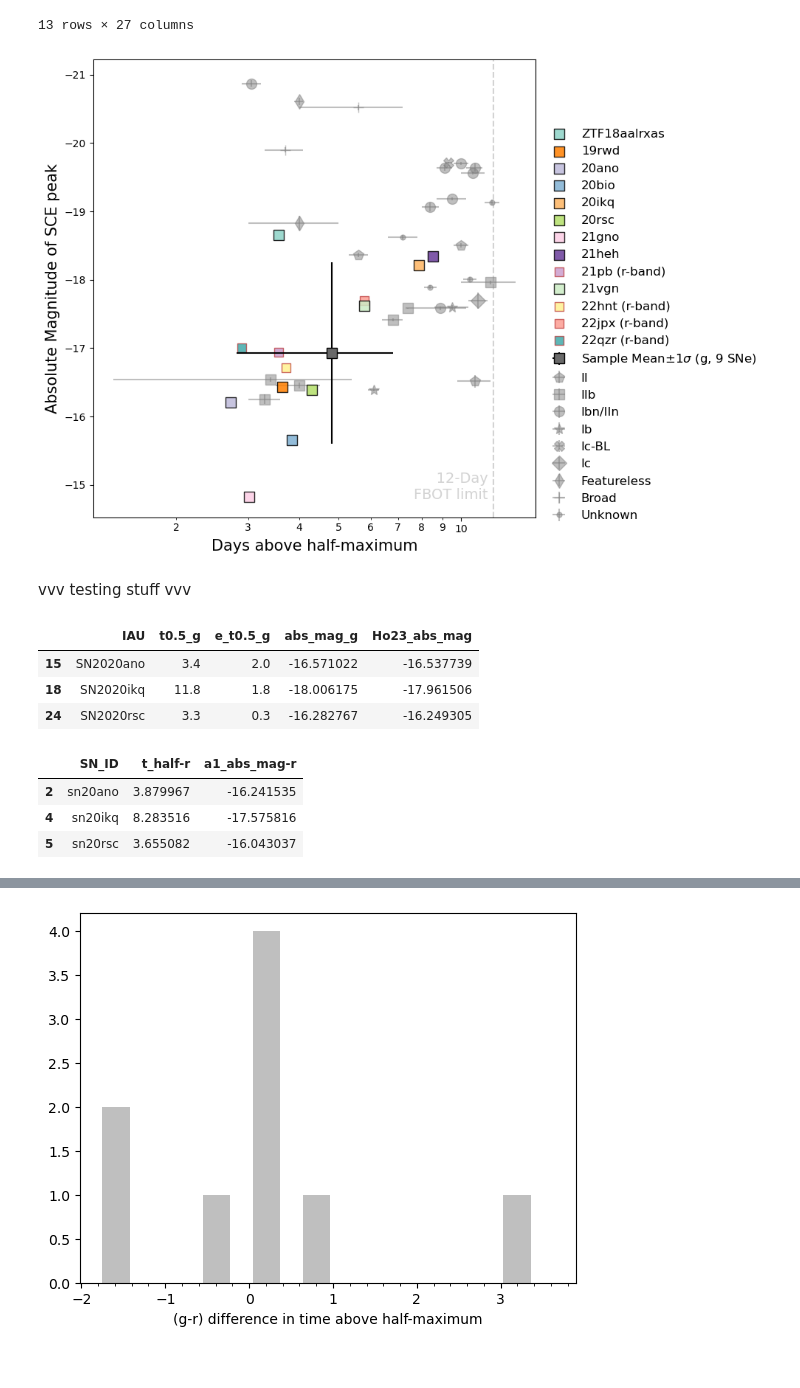
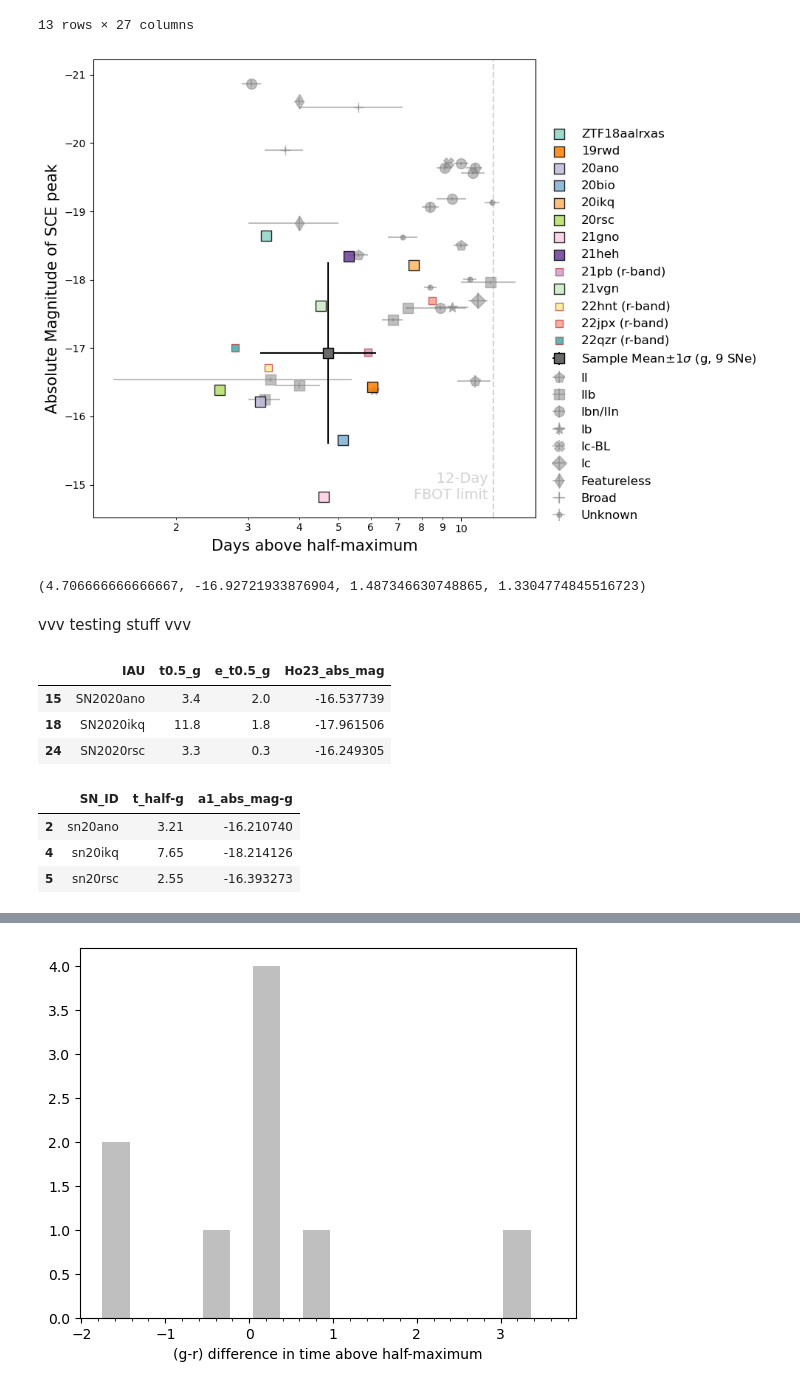
Before and after one commit to aec3675/ztf_IIb, a Jupyter notebook: make_mcmc_plots.ipynb, the cells around one changed output, grey strips where cells are left out. Drawn from its saved outputs; the diff is of its cells as text; code cells hidden in the pictures.

Commit message:
udpated plots w/ new t_half in flux

```diff
--- a/make_mcmc_plots.ipynb
+++ b/make_mcmc_plots.ipynb
@@ -1440,52 +1559,59 @@ for i,df in enumerate(df_sub_ls):
                 bestfit_df.loc[(has_g)&(bestfit_df['SN_ID']==df_str_list[i]), 'a1_abs_mag-g'],
                 label=plot_names[i], facecolor=colors[i],edgecolor='black', marker='s',s=95, alpha=0.85,zorder=10)
     plt.scatter(bestfit_df.loc[(no_g)&(bestfit_df['SN_ID']==df_str_list[i]), 't_half-r'],
                 bestfit_df.loc[(no_g)&(bestfit_df['SN_ID']==df_str_list[i]), 'a1_abs_mag-r'],
-                label=plot_names[i]+' (r-band)', facecolor=colors[i],edgecolor='firebrick', marker='s',s=65, alpha=0.65,zorder=5)
+                label=plot_names[i]+' (r-band)', facecolor=colors[i],edgecolor='firebrick', marker='s',s=45, alpha=0.65,zorder=5)
 
 plt.gca().invert_yaxis()
 plt.axvline(x=12,color='lightgray',ls='dashed')
 plt.xscale('log')
 ax.xaxis.set_minor_formatter(FormatStrFormatter("%.i"))
 ax.xaxis.set_major_formatter(FormatStrFormatter("%.i"))
 plt.annotate('     12-Day\nFBOT limit',xy=(0.725,0.04),xycoords='axes fraction',color='lightgray',fontsize=14)
 
 # handles, labels = ax.get_legend_handles_labels()
 # ax.legend(handles, labels, loc='center left', bbox_to_anchor=(0.985, 0.5),frameon=False, fontsize=12)
 
 handles, labels = ax.get_legend_handles_labels()
 h1, l1 = handles[:16:2], labels[:16:2]
 h2, l2 = handles[17:18], labels[17:18]
 h3, l3 = handles[18:19], labels[18:19]
 h4, l4 = handles[21:26:2], labels[21:26:2]
 h5, l5 = handles[26:], labels[26:]
 h = h1+h2+h3+h4+h5
 l = l1+l2+l3+l4+l5
 ax.legend(h, l, loc='center left', bbox_to_anchor=(1, 0.42),frameon=False, fontsize=12)
 
 plt.xlabel('Days above half-maximum', fontsize=15)
 plt.ylabel('Absolute Magnitude of SCE peak', fontsize=15)
 plt.tight_layout()
-plt.savefig(SAVE_DIR+'figures/abs_mag_t_half_Ho23_overlay.png')
+plt.savefig(SAVE_DIR+'figures/abs_mag_t_half_Ho23_overlay.png', dpi=300)
 #note that my points are calculated w/ r-band and Ho23 calculated w/ g-band
 # %% [output]
-[figure, old version]
+[figure, new version]
+# %%
+(stats_df.loc[stats_df['param']=='t_half-g', 'mean'].iloc[0],
+bestfit_df.loc[has_g, 'a1_abs_mag-g'].mean(),
+stats_df.loc[stats_df['param']=='t_half-g', 'std'].iloc[0],
+bestfit_df.loc[has_g, 'a1_abs_mag-g'].std())
+# %% [output]
+(4.706666666666667, -16.92721933876904, 1.487346630748865, 1.3304774845516723)
 # %% [markdown]
 vvv testing stuff vvv
 # %%
-fbots.loc[(fbots['IAU']=='SN2020ano')|(fbots['IAU']=='SN2020ikq')|(fbots['IAU']=='SN2020rsc'),['IAU','t0.5_g','e_t0.5_g','abs_mag_g','Ho23_abs_mag']]
+fbots.loc[(fbots['IAU']=='SN2020ano')|(fbots['IAU']=='SN2020ikq')|(fbots['IAU']=='SN2020rsc'),['IAU','t0.5_g','e_t0.5_g','Ho23_abs_mag']]
 # %% [output]
-|  | IAU | t0.5_g | e_t0.5_g | abs_mag_g | Ho23_abs_mag |
-| 15 | SN2020ano | 3.4 | 2.0 | -16.571022 | -16.537739 |
-| 18 | SN2020ikq | 11.8 | 1.8 | -18.006175 | -17.961506 |
-| 24 | SN2020rsc | 3.3 | 0.3 | -16.282767 | -16.249305 |
+|  | IAU | t0.5_g | e_t0.5_g | Ho23_abs_mag |
+| 15 | SN2020ano | 3.4 | 2.0 | -16.537739 |
+| 18 | SN2020ikq | 11.8 | 1.8 | -17.961506 |
+| 24 | SN2020rsc | 3.3 | 0.3 | -16.249305 |
 # %%
-bestfit_df.loc[(bestfit_df['SN_ID']=='sn20ano')|(bestfit_df['SN_ID']=='sn20ikq')|(bestfit_df['SN_ID']=='sn20rsc'), ['SN_ID','t_half-r','a1_abs_mag-r']]
+bestfit_df.loc[(bestfit_df['SN_ID']=='sn20ano')|(bestfit_df['SN_ID']=='sn20ikq')|(bestfit_df['SN_ID']=='sn20rsc'), ['SN_ID','t_half-g','a1_abs_mag-g']]
 # %% [output]
-|  | SN_ID | t_half-r | a1_abs_mag-r |
-| 2 | sn20ano | 3.879967 | -16.241535 |
-| 4 | sn20ikq | 8.283516 | -17.575816 |
-| 5 | sn20rsc | 3.655082 | -16.043037 |
+|  | SN_ID | t_half-g | a1_abs_mag-g |
+| 2 | sn20ano | 3.21 | -16.210740 |
+| 4 | sn20ikq | 7.65 | -18.214126 |
+| 5 | sn20rsc | 2.55 | -16.393273 |
 # %%
 #calculate t_1/2 from individual mcmc fits,
 
```
Also changed, not shown: parts of 12 cells of this notebook.
